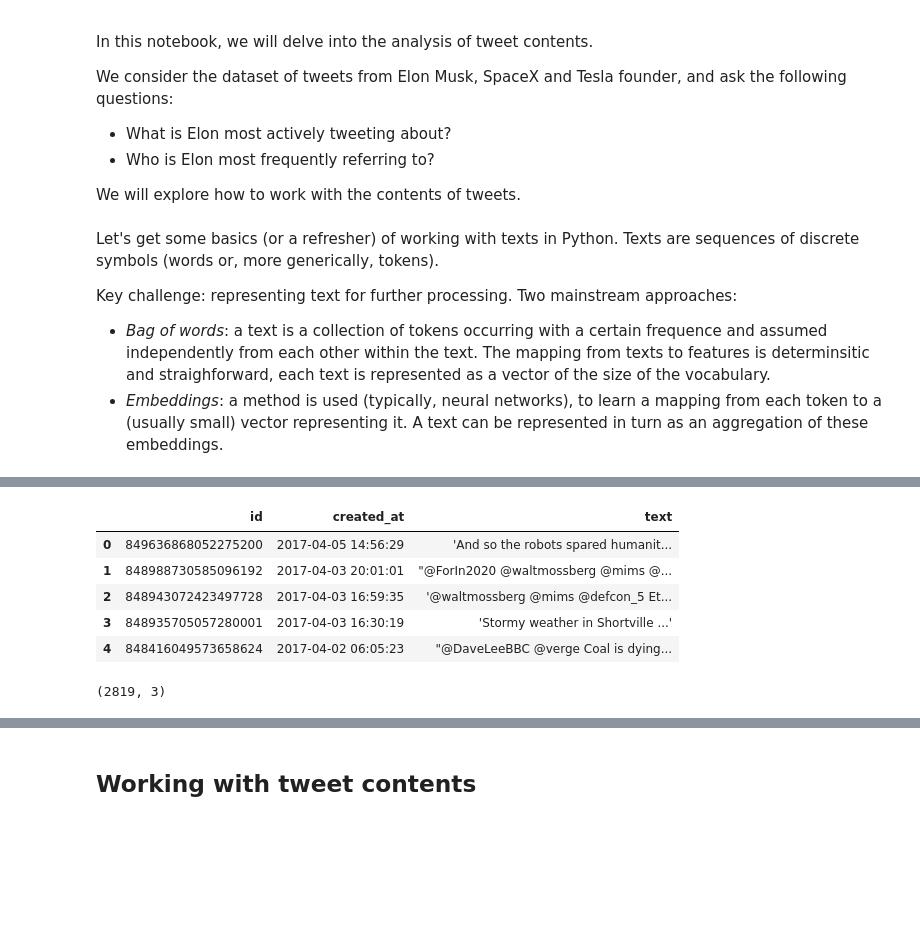
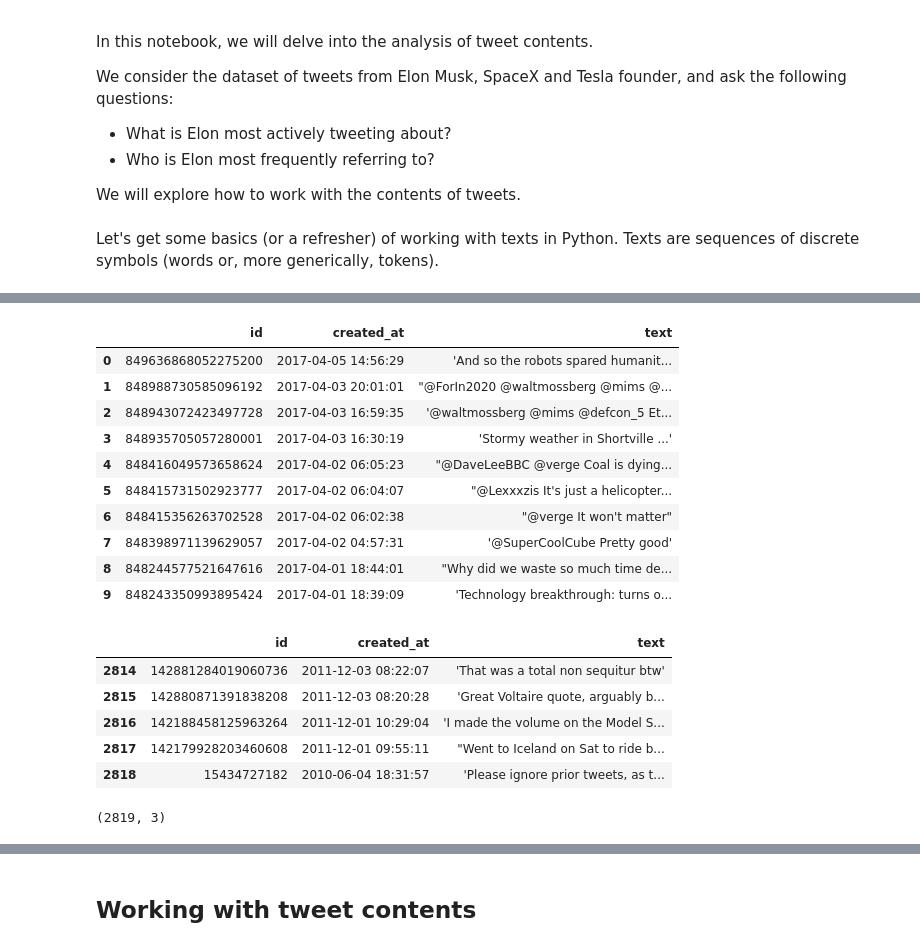
Before and after one commit to bloemj/2023-coding-the-humanities, a Jupyter notebook: notebooks/5_WorkingTweets.ipynb, the cells around one changed output, grey strips where cells are left out. Saved outputs shown, nothing was run; the diff lists cells and outputs as text; code cells hidden in the pictures; blank space fills up the shorter version.

```diff
--- a/notebooks/5_WorkingTweets.ipynb
+++ b/notebooks/5_WorkingTweets.ipynb
@@ -16,12 +16,8 @@ import pandas as pd
 import numpy as np
 import seaborn as sns
 import matplotlib.pyplot as plt
-# %% [markdown]
-Let's get some basics (or a refresher) of working with texts in Python. Texts are sequences of discrete symbols (words or, more generically, tokens).
-
-Key challenge: representing text for further processing. Two mainstream approaches:
-* *Bag of words*: a text is a collection of tokens occurring with a certain frequence and assumed independently from each other within the text. The mapping from texts to features is determinsitic and straighforward, each text is represented as a vector of the size of the vocabulary.
-* *Embeddings*: a method is used (typically, neural networks), to learn a mapping from each token to a (usually small) vector representing it. A text can be represented in turn as an aggregation of these embeddings.
+# %% [markdown]
+Let's get some basics (or a refresher) of working with texts in Python. Texts are sequences of discrete symbols (words or, more generically, tokens).
 # %% [markdown]
 ## Import the dataset
 Let us import the Elon Musk's tweets dataset in memory.
@@ -34,13 +32,27 @@ df_elon['text'] = df_elon['text'].str[1:]
 # %%
-df_elon.head(5)
+df_elon.head(10)
 # %% [output]
 |  | id | created_at | text |
 | 0 | 849636868052275200 | 2017-04-05 14:56:29 | 'And so the robots spared humanit... |
 | 1 | 848988730585096192 | 2017-04-03 20:01:01 | "@ForIn2020 @waltmossberg @mims @... |
 | 2 | 848943072423497728 | 2017-04-03 16:59:35 | '@waltmossberg @mims @defcon_5 Et... |
 | 3 | 848935705057280001 | 2017-04-03 16:30:19 | 'Stormy weather in Shortville ...' |
 | 4 | 848416049573658624 | 2017-04-02 06:05:23 | "@DaveLeeBBC @verge Coal is dying... |
+| 5 | 848415731502923777 | 2017-04-02 06:04:07 | "@Lexxxzis It's just a helicopter... |
+| 6 | 848415356263702528 | 2017-04-02 06:02:38 | "@verge It won't matter" |
+| 7 | 848398971139629057 | 2017-04-02 04:57:31 | '@SuperCoolCube Pretty good' |
+| 8 | 848244577521647616 | 2017-04-01 18:44:01 | "Why did we waste so much time de... |
+| 9 | 848243350993895424 | 2017-04-01 18:39:09 | 'Technology breakthrough: turns o... |
-# %%
-df_elon.shape
-# %% [output]
-(2819, 3)
+# %%
+df_elon.tail(5)
+# %% [output]
+|  | id | created_at | text |
+| 2814 | 142881284019060736 | 2011-12-03 08:22:07 | 'That was a total non sequitur btw' |
+| 2815 | 142880871391838208 | 2011-12-03 08:20:28 | 'Great Voltaire quote, arguably b... |
+| 2816 | 142188458125963264 | 2011-12-01 10:29:04 | 'I made the volume on the Model S... |
+| 2817 | 142179928203460608 | 2011-12-01 09:55:11 | "Went to Iceland on Sat to ride b... |
+| 2818 | 15434727182 | 2010-06-04 18:31:57 | 'Please ignore prior tweets, as t... |
+# %%
+df_elon.shape # (number of rows, number of columns)
+# %% [output]
+(2819, 3)
```
Also changed, not shown: parts of 32 cells of this notebook, 4 other files.
